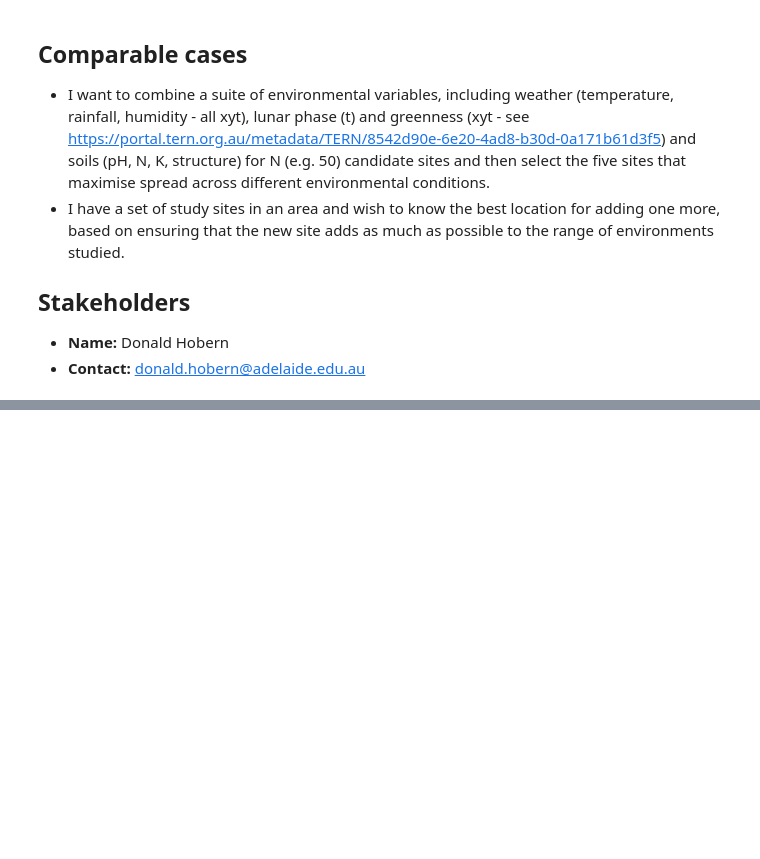
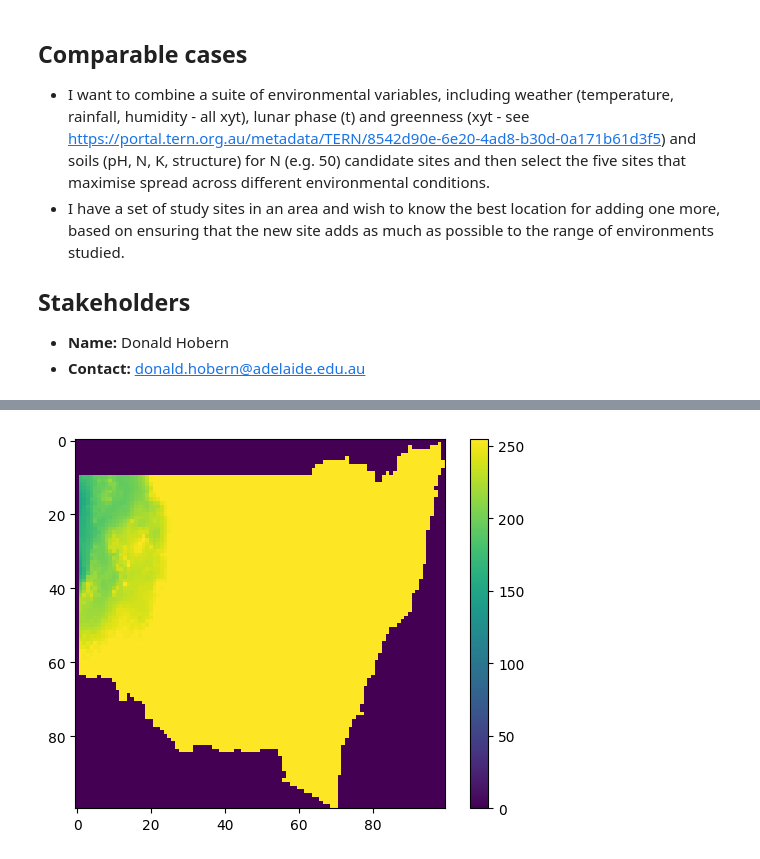
Before and after one commit to aus-plant-phenomics-network/mccn-case-studies, a Jupyter notebook: Case 3/MCCN-CASE 3.ipynb, the cells around one changed output, grey strips where cells are left out. Saved outputs shown, nothing was run; the diff lists cells and outputs as text; code cells hidden in the pictures; blank space fills up the shorter version.

```diff
--- a/Case 3/MCCN-CASE 3.ipynb
+++ b/Case 3/MCCN-CASE 3.ipynb
@@ -36,6 +34,5 @@ Align/scale all sources on a single grid.
 # %%
-## CODE EXAMPLE
-## THIS
-## is
-## the part of
-## CODE
+from mccn.client import MCCN
+import matplotlib.pyplot as plt
+
+engine = MCCN(endpoint="generated/collection.json", shape=100, dtype="uint8")
@@ -65,0 +39,2 @@ Combine all layers at a consistent grid scale
+# %%
+all_data = engine.load()
@@ -65,0 +61,6 @@ Combine all layers at a consistent grid scale
+# %%
+plt.imshow(all_data.rainfall_mm.values[0, :, :])
+plt.colorbar()
+plt.show()
+# %% [output]
+[figure, added]
```
Also changed, not shown: parts of 20 cells of this notebook, 4 other files.
